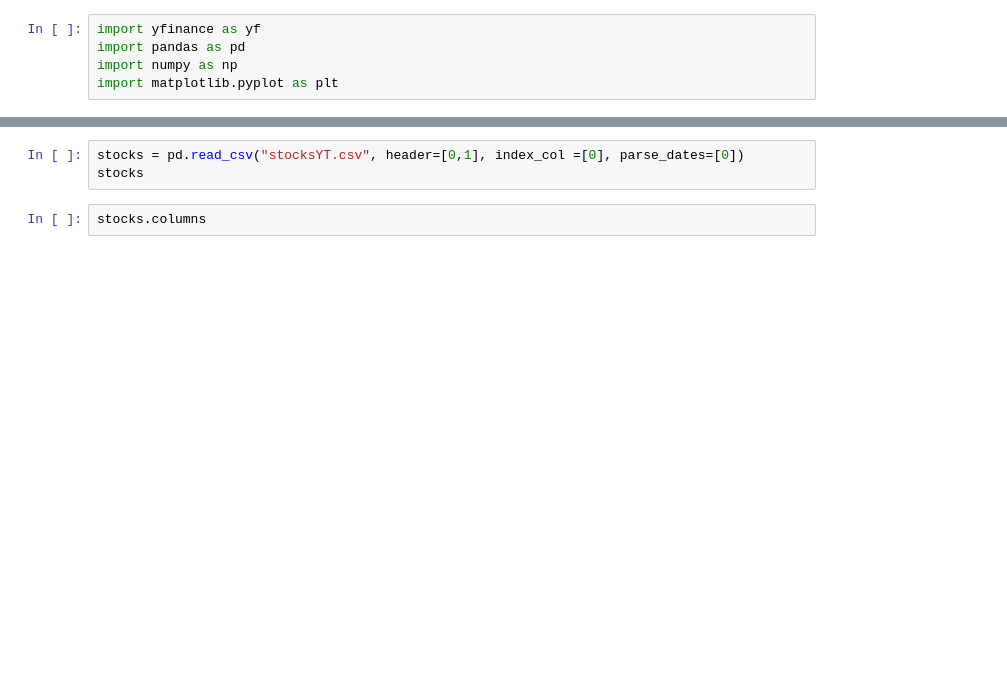
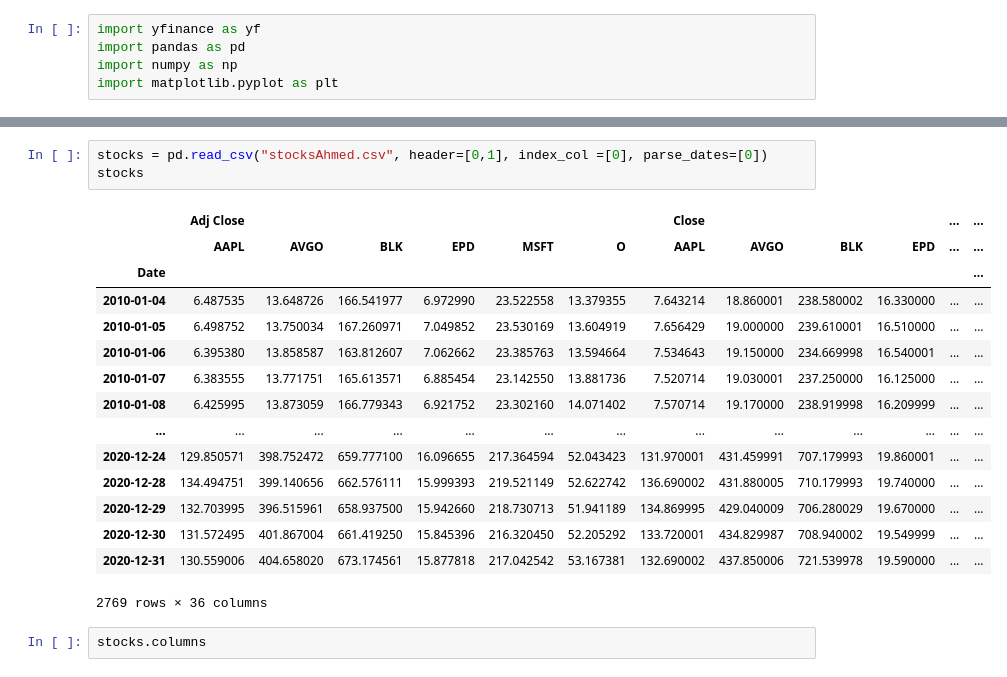
Before and after one commit to aalsaedi265/algo_trade_basic, a Jupyter notebook: algo.ipynb, the cells around one changed output, grey strips where cells are left out. Saved outputs shown, nothing was run; the diff lists cells and outputs as text; blank space fills up the shorter version.

```diff
--- a/algo.ipynb
+++ b/algo.ipynb
@@ -34,6 +150,22 @@ stocks
 # %%
-stocks = pd.read_csv("stocksYT.csv", header=[0,1], index_col =[0], parse_dates=[0])
+stocks = pd.read_csv("stocksAhmed.csv", header=[0,1], index_col =[0], parse_dates=[0])
 stocks
+# %% [output]
+|  | Adj Close |  |  |  |  |  | Close |  |  |  | ... | ... |
+|  | AAPL | AVGO | BLK | EPD | MSFT | O | AAPL | AVGO | BLK | EPD | ... | ... |
+| Date |  |  |  |  |  |  |  |  |  |  |  | ... |
+| 2010-01-04 | 6.487535 | 13.648726 | 166.541977 | 6.972990 | 23.522558 | 13.379355 | 7.643214 | 18.860001 | 238.580002 | 16.330000 | ... | ... |
+| 2010-01-05 | 6.498752 | 13.750034 | 167.260971 | 7.049852 | 23.530169 | 13.604919 | 7.656429 | 19.000000 | 239.610001 | 16.510000 | ... | ... |
+| 2010-01-06 | 6.395380 | 13.858587 | 163.812607 | 7.062662 | 23.385763 | 13.594664 | 7.534643 | 19.150000 | 234.669998 | 16.540001 | ... | ... |
+| 2010-01-07 | 6.383555 | 13.771751 | 165.613571 | 6.885454 | 23.142550 | 13.881736 | 7.520714 | 19.030001 | 237.250000 | 16.125000 | ... | ... |
+| 2010-01-08 | 6.425995 | 13.873059 | 166.779343 | 6.921752 | 23.302160 | 14.071402 | 7.570714 | 19.170000 | 238.919998 | 16.209999 | ... | ... |
+| ... | ... | ... | ... | ... | ... | ... | ... | ... | ... | ... | ... | ... |
+| 2020-12-24 | 129.850571 | 398.752472 | 659.777100 | 16.096655 | 217.364594 | 52.043423 | 131.970001 | 431.459991 | 707.179993 | 19.860001 | ... | ... |
+| 2020-12-28 | 134.494751 | 399.140656 | 662.576111 | 15.999393 | 219.521149 | 52.622742 | 136.690002 | 431.880005 | 710.179993 | 19.740000 | ... | ... |
+| 2020-12-29 | 132.703995 | 396.515961 | 658.937500 | 15.942660 | 218.730713 | 51.941189 | 134.869995 | 429.040009 | 706.280029 | 19.670000 | ... | ... |
+| 2020-12-30 | 131.572495 | 401.867004 | 661.419250 | 15.845396 | 216.320450 | 52.205292 | 133.720001 | 434.829987 | 708.940002 | 19.549999 | ... | ... |
+| 2020-12-31 | 130.559006 | 404.658020 | 673.174561 | 15.877818 | 217.042542 | 53.167381 | 132.690002 | 437.850006 | 721.539978 | 19.590000 | ... | ... |
+2769 rows × 36 columns
 # %%
 stocks.columns
 # %% [output]
```
Also changed, not shown: parts of 23 cells of this notebook, 1 other file.
